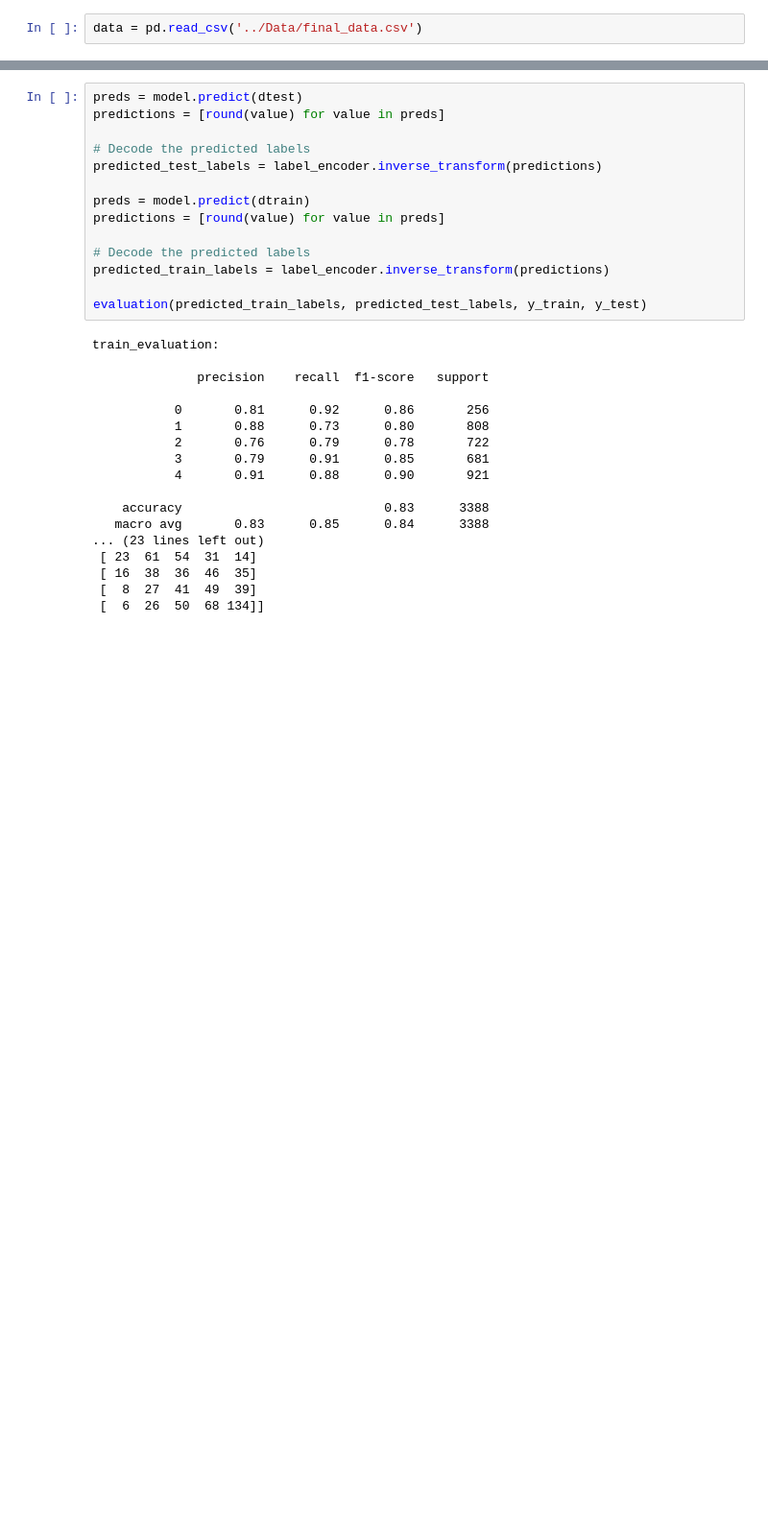
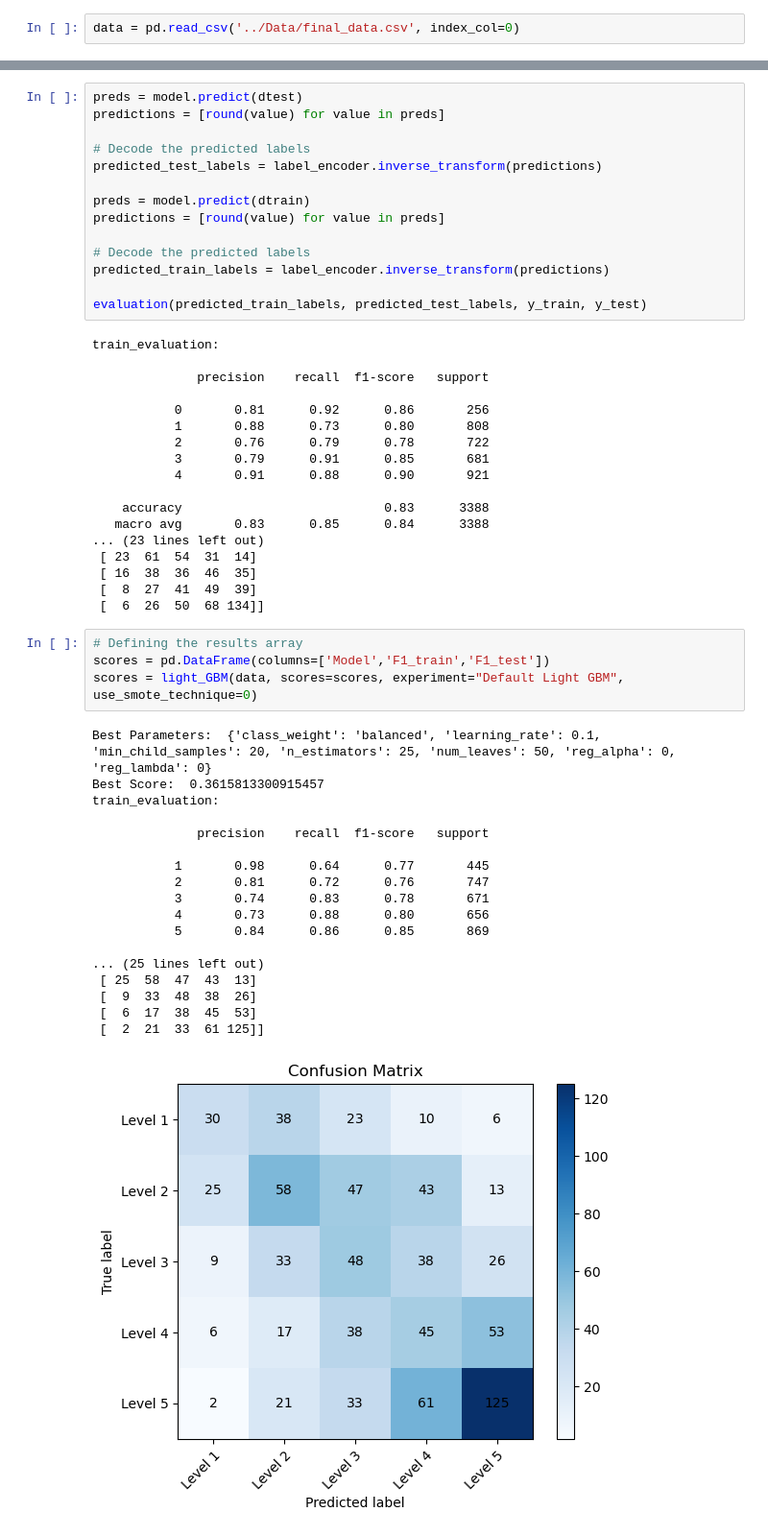
Before and after one commit to ysaidheeraj/NLP_math_research_project, a Jupyter notebook: Models/Model_on_NER_POS_MathFeatures.ipynb, the cells around one changed output, grey strips where cells are left out. Shown at 96% size. Cells and saved outputs as stored; diff of their text form; blank space fills up the shorter version.

Commit message:
updated results

```diff
--- a/Models/Model_on_NER_POS_MathFeatures.ipynb
+++ b/Models/Model_on_NER_POS_MathFeatures.ipynb
@@ -3,7 +4,7 @@
 import warnings
 warnings.filterwarnings('ignore')
 # %%
-data = pd.read_csv('../Data/final_data.csv')
+data = pd.read_csv('../Data/final_data.csv', index_col=0)
 # %%
 data.columns
 # %% [output]
@@ -377,3 +376,26 @@ train_evaluation:
  [ 16  38  36  46  35]
  [  8  27  41  49  39]
  [  6  26  50  68 134]]
+# %%
+# Defining the results array
+scores = pd.DataFrame(columns=['Model','F1_train','F1_test'])
+scores = light_GBM(data, scores=scores, experiment="Default Light GBM", use_smote_technique=0)
+# %% [output]
+Best Parameters:  {'class_weight': 'balanced', 'learning_rate': 0.1, 'min_child_samples': 20, 'n_estimators': 25, 'num_leaves': 50, 'reg_alpha': 0, 'reg_lambda': 0}
+Best Score:  0.3615813300915457
+train_evaluation:
+
+              precision    recall  f1-score   support
+
+           1       0.98      0.64      0.77       445
+           2       0.81      0.72      0.76       747
+           3       0.74      0.83      0.78       671
+           4       0.73      0.88      0.80       656
+           5       0.84      0.86      0.85       869
+
+... (25 lines left out)
+ [ 25  58  47  43  13]
+ [  9  33  48  38  26]
+ [  6  17  38  45  53]
+ [  2  21  33  61 125]]
+[figure, added]
```
Also changed, not shown: parts of 8 cells of this notebook.
